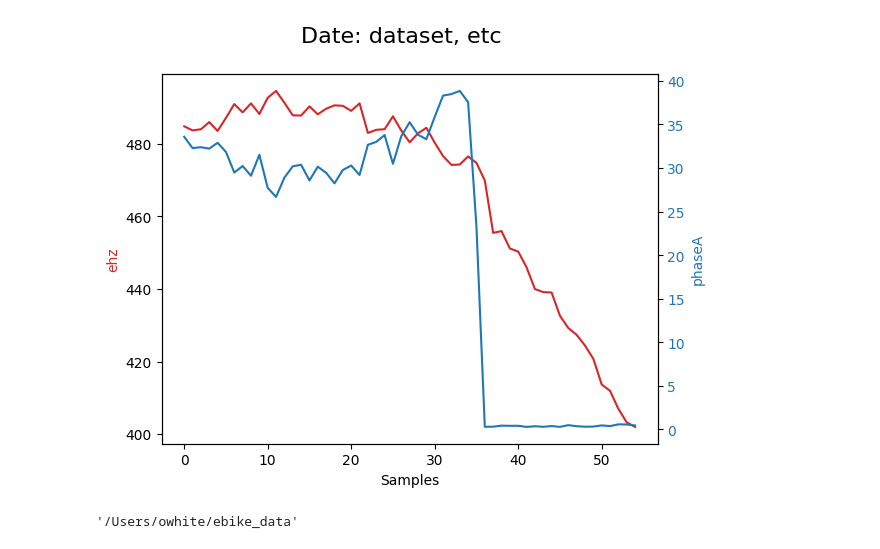
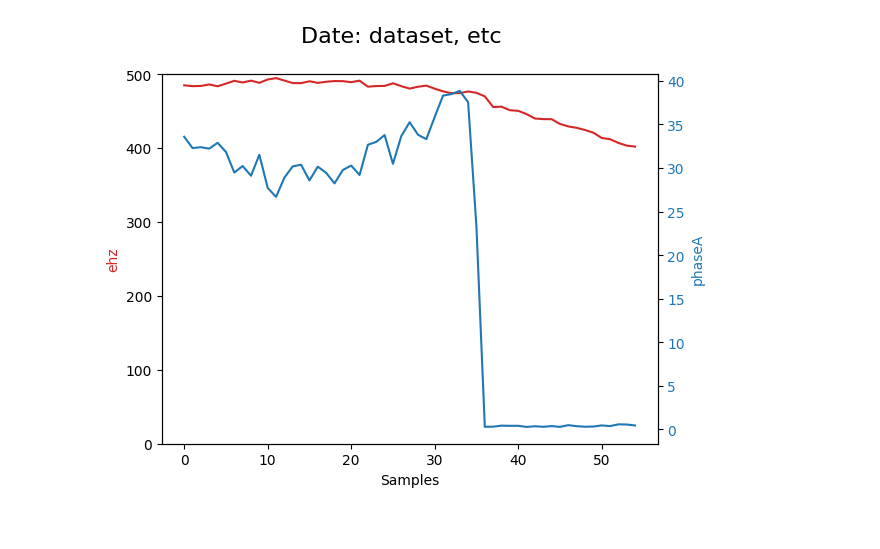
Before and after one commit to owhite/process_mesc, a Jupyter notebook: data_display.ipynb, the cells around one changed output. Saved outputs shown, nothing was run; the diff lists cells and outputs as text; code cells hidden in the pictures.

```diff
--- a/data_display.ipynb
+++ b/data_display.ipynb
@@ -3,40 +3,37 @@ import pandas as pd
 import matplotlib.pyplot as plt
 import numpy as np
 import parse_data # helper script
 
 # URL = input()
 URL = 'https://raw.githubusercontent.com/owhite/ebike_data/main/datasets/first_set'
 page = parse_data.get_web_page(URL)
 data = parse_data.make_frame(page)
 
 df = pd.DataFrame(data)
 
 df['phaseA'] = np.sqrt( (df['idq_d'] * df['idq_d']) + (df['idq_q'] * df['idq_q']) )
 
 t = np.arange(len(df['ehz']))
 
 fig, ax1 = plt.subplots()
+
 fig.suptitle('Date: dataset, etc', fontsize=16)
 ax1.set_xlabel("Samples", color='black')
+ax1.set_ylim([0, 500])
+
 
 color = 'tab:red'
 ax1.set_ylabel("ehz", color=color)
 ax1.plot(t, df['ehz'], color=color)
 
-ax2 = ax1.twinx()  # instantiate a second axes that shares the same x-axis
+
+ax2 = ax1.twinx()  # axes shares the same x-axis
 
 color = 'tab:blue'
-ax2.set_ylabel('phaseA', color=color)  # we already handled the x-label with ax1
+ax2.set_ylabel('phaseA', color=color)
 ax2.tick_params(axis='y', labelcolor=color)
 ax2.plot(t, df['phaseA'], color=color)
 
-# ax1.title("Data and Time of Data Collection")
-#plt.plot()
-
 plt.show()
 # %% [output]
-[figure, old version]
+[figure, new version]
-# %%
-pwd
-# %% [output]
-'/Users/owhite/ebike_data'
```
Also changed, not shown: 4 other files.
